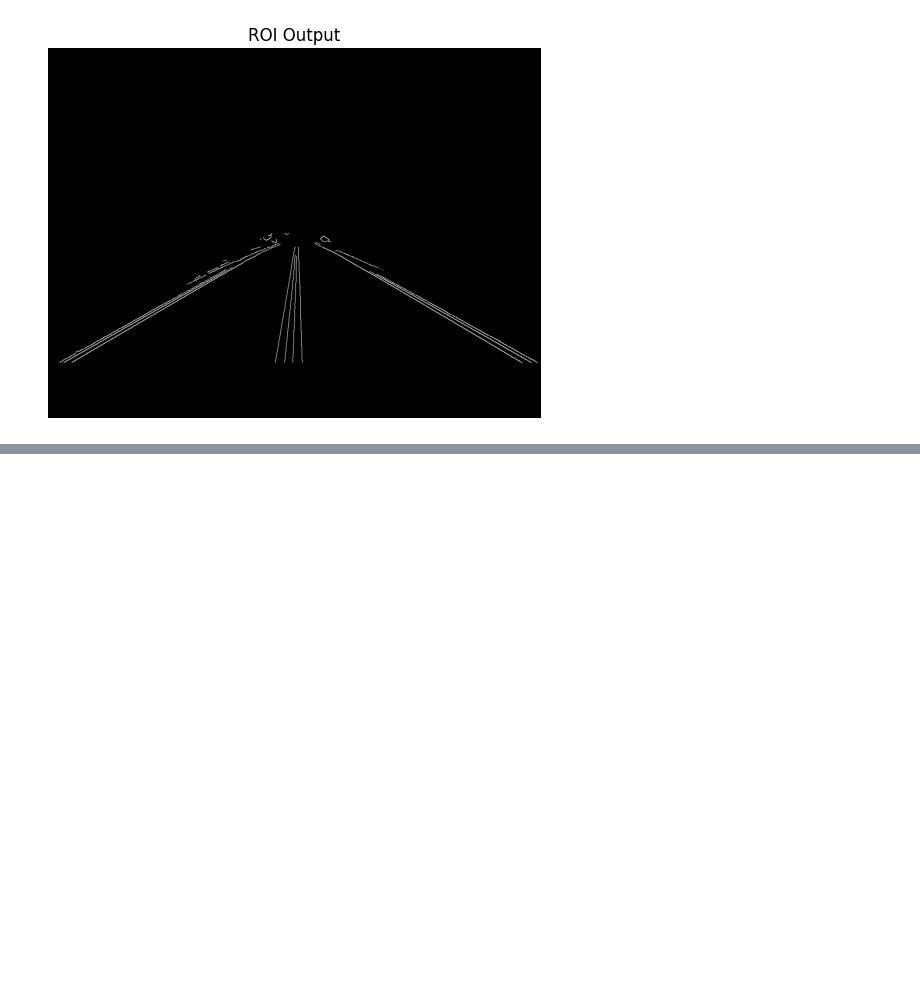
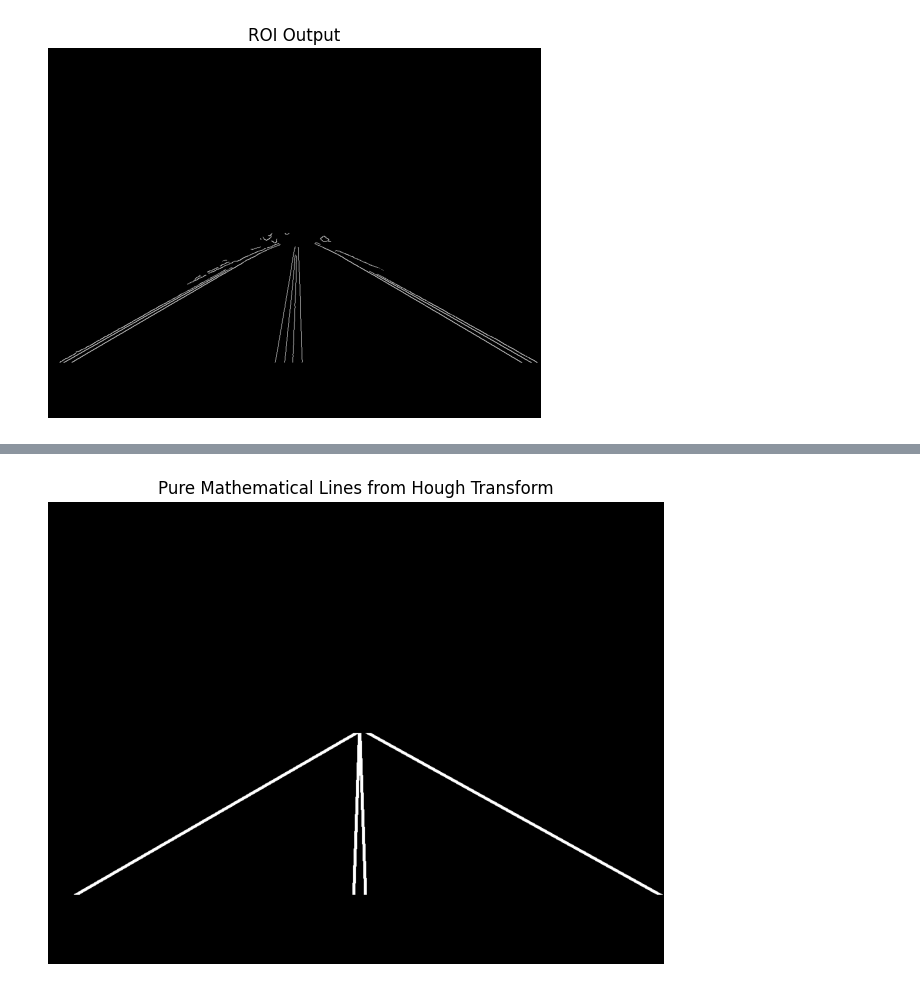
Before and after one commit to Nourzeidan/cv_assignment1, a Jupyter notebook: hough.ipynb, the cells around one changed output, grey strips where cells are left out. Saved outputs shown, nothing was run; the diff lists cells and outputs as text; code cells hidden in the pictures; blank space fills up the shorter version.

```diff
--- a/hough.ipynb
+++ b/hough.ipynb
@@ -101,0 +226,50 @@ plt.show()
+# %%
+# =========================================================
+# Extra Code visualization and understanding
+# =========================================================
+import cv2
+import numpy as np
+import matplotlib.pyplot as plt
+
+# Instead of copying the image, we create a completely black canvas
+# with the exact same dimensions as 'laneimg'
+smooth_lines_img = np.zeros_like(laneimg)
+
+# We need a massive multiplier to stretch the line across the entire screen
+L = 2000
+
+# We loop through the peaks we extracted from the 'accumulator' in step 2.3.2
+for rho, theta_deg in zip(peak_rhos, peak_thetas):
+
+    # Convert theta back to radians for numpy math
+    theta = np.deg2rad(theta_deg)
+
+    # Calculate the directional components
+    a = np.cos(theta)
+    b = np.sin(theta)
+
+    # 1. Find the anchor point (x0, y0)
+    x0 = a * rho
+    y0 = b * rho
+
+    # 2. Calculate point 1 (stretch way out in one direction)
+    x1 = int(x0 + L * (-b))
+    y1 = int(y0 + L * (a))
+
+    # 3. Calculate point 2 (stretch way out in the opposite direction)
+    x2 = int(x0 - L * (-b))
+    y2 = int(y0 - L * (a))
+
+    # 4. Draw the smooth, continuous white line on the black background
+    # (255, 255, 255) is pure white. Thickness is set to 3.
+    cv2.line(smooth_lines_img, (x1, y1), (x2, y2), (255, 255, 255), 3)
+    cropped_lines_img = region_of_interest(smooth_lines_img)
+# Plot the final result
+plt.figure(figsize=(10, 6))
+# Using cmap='gray' keeps the classic black-and-white look of the earlier edge mask
+plt.imshow(cropped_lines_img, cmap='gray')
+plt.title("Pure Mathematical Lines from Hough Transform")
+plt.axis('off')
+plt.show()
+# %% [output]
+[figure, added]
```
Also changed, not shown: parts of 7 cells of this notebook.
